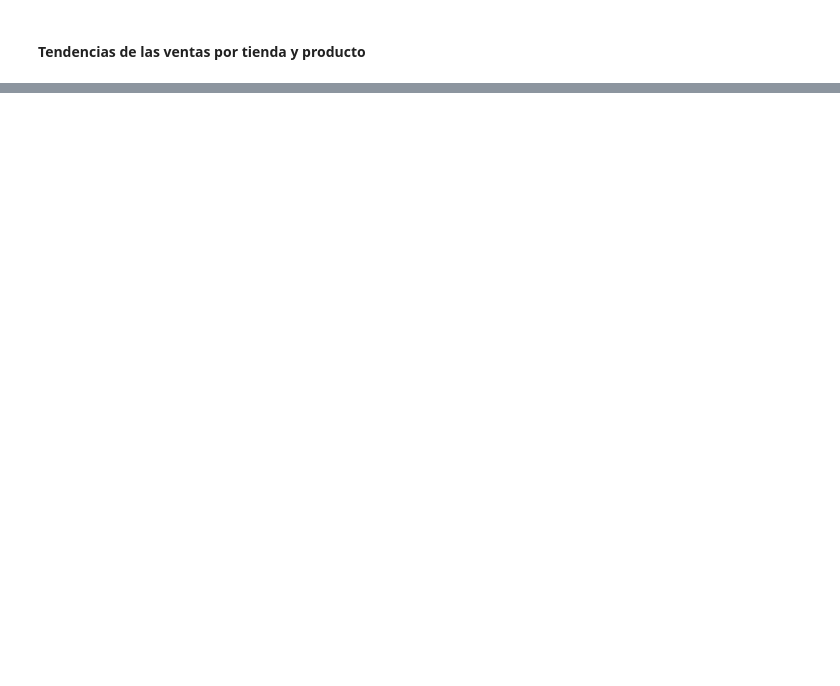
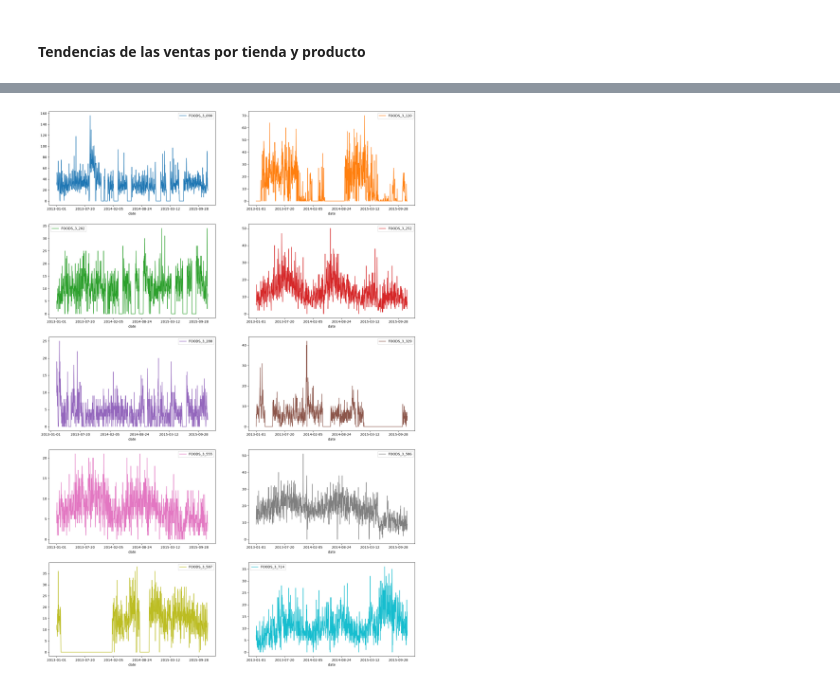
Before and after one commit to DataRex-47/02_FORECASTING, a Jupyter notebook: 03_notebooks/03_EDA.ipynb, the cells around one changed output, grey strips where cells are left out. Saved outputs shown, nothing was run; the diff lists cells and outputs as text; code cells hidden in the pictures; blank space fills up the shorter version.

```diff
--- a/03_notebooks/03_EDA.ipynb
+++ b/03_notebooks/03_EDA.ipynb
@@ -144,0 +171,7 @@ df.head()
+# %%
+ (df.loc[df.store_id == 'CA_4'].groupby(['date','item_id'])['ventas'].sum()
+ .reset_index()
+ .pivot_table(index='date', columns='item_id', values='ventas', aggfunc='sum')
+ .plot(subplots=True, layout =(5,2),sharex=False,figsize = (20,30)));
+# %% [output]
+[figure, added]
```
Also changed, not shown: parts of 18 cells of this notebook, 14 other files.
